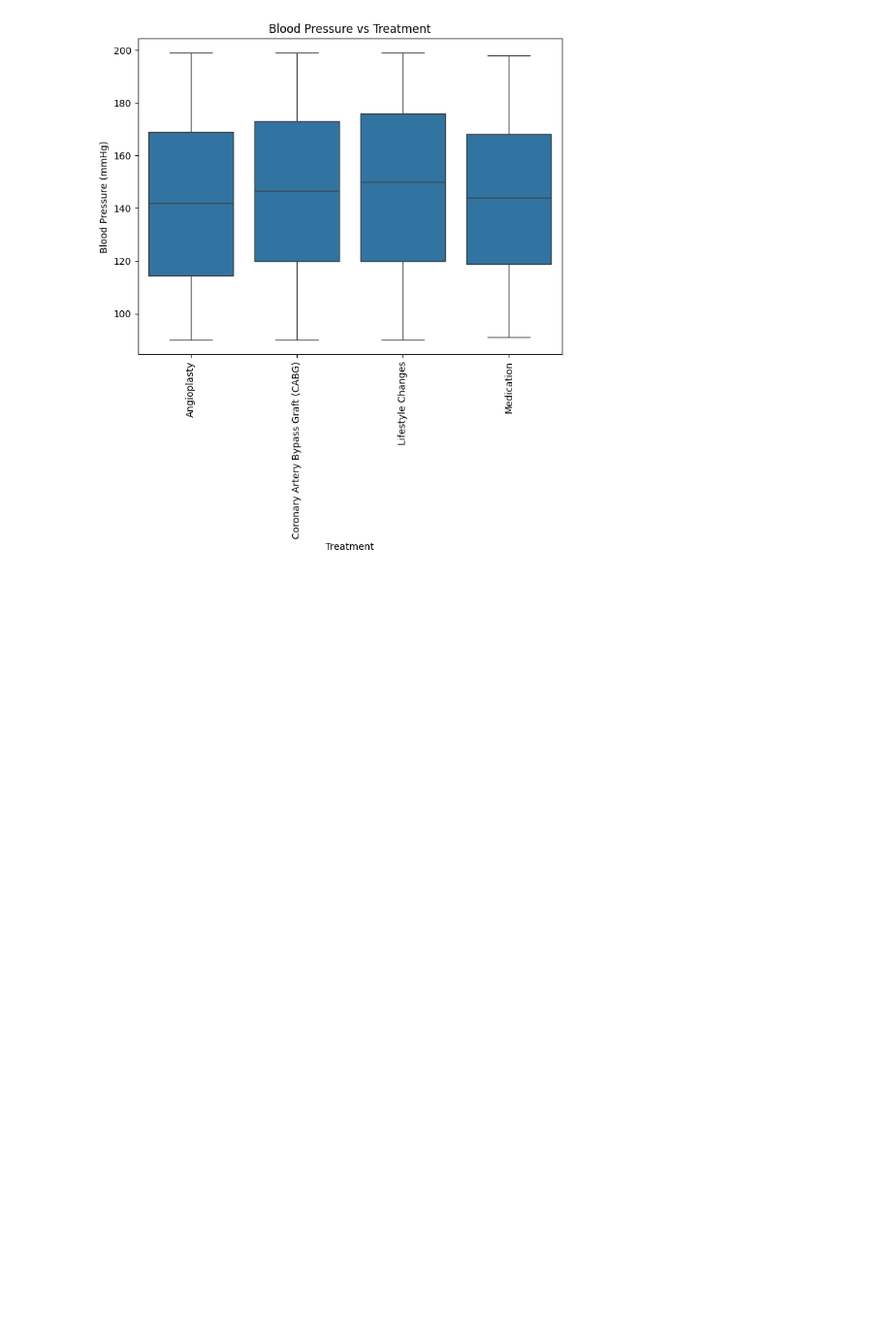
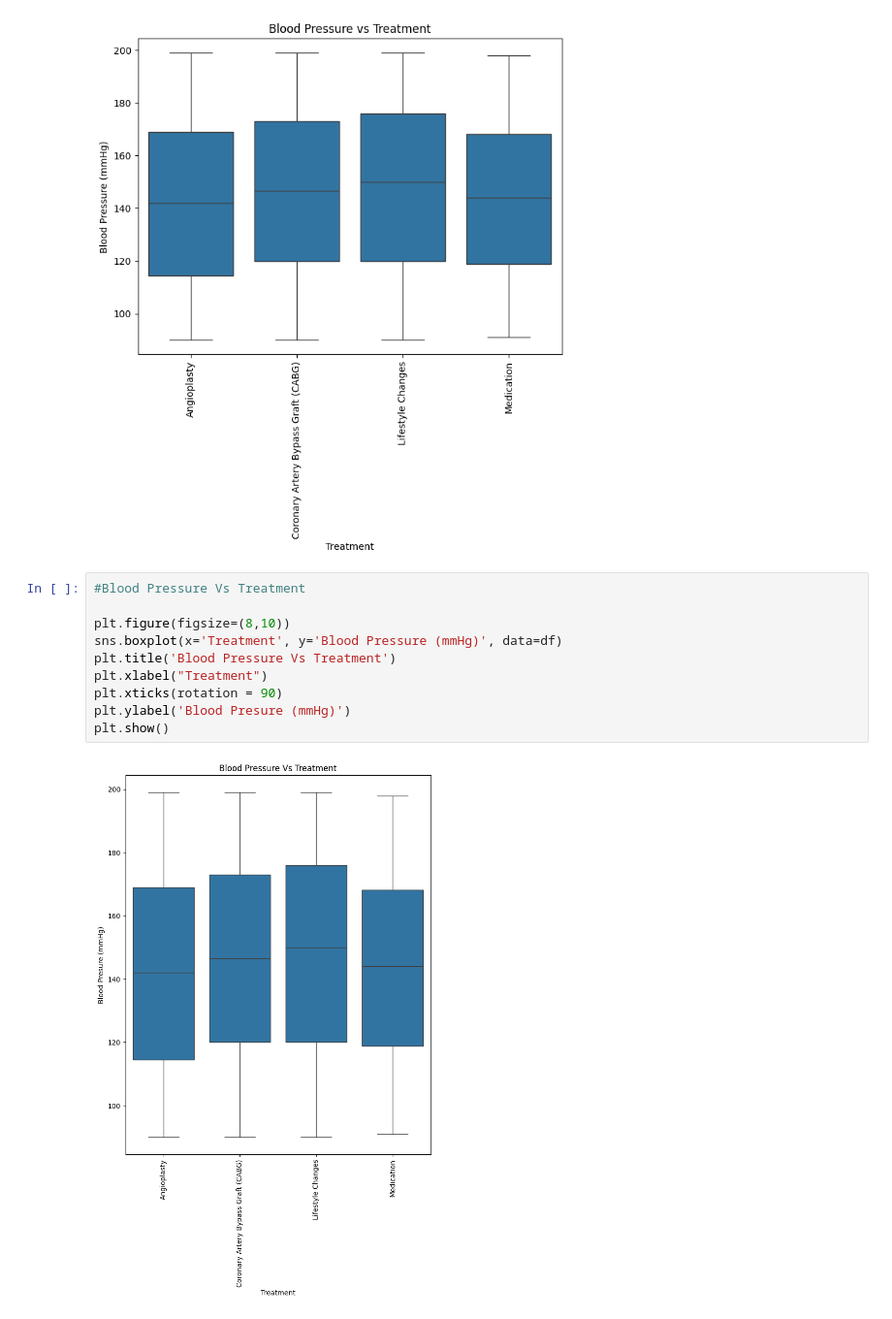
Before and after one commit to rehanmehdichandio/heart_attact_analysis, a Jupyter notebook: heart_atttack_analysis.ipynb, the cells around one changed output. Shown at 97% size. Saved outputs shown, nothing was run; the diff lists cells and outputs as text; blank space fills up the shorter version.

```diff
--- a/heart_atttack_analysis.ipynb
+++ b/heart_atttack_analysis.ipynb
@@ -185,3 +185,15 @@ plt.ylabel('Blood Pressure (mmHg)')
 plt.show()
 # %% [output]
 [figure]
+# %%
+#Blood Pressure Vs Treatment
+
+plt.figure(figsize=(8,10))
+sns.boxplot(x='Treatment', y='Blood Pressure (mmHg)', data=df)
+plt.title('Blood Pressure Vs Treatment')
+plt.xlabel("Treatment")
+plt.xticks(rotation = 90)
+plt.ylabel('Blood Presure (mmHg)')
+plt.show()
+# %% [output]
+[figure, added]
```
